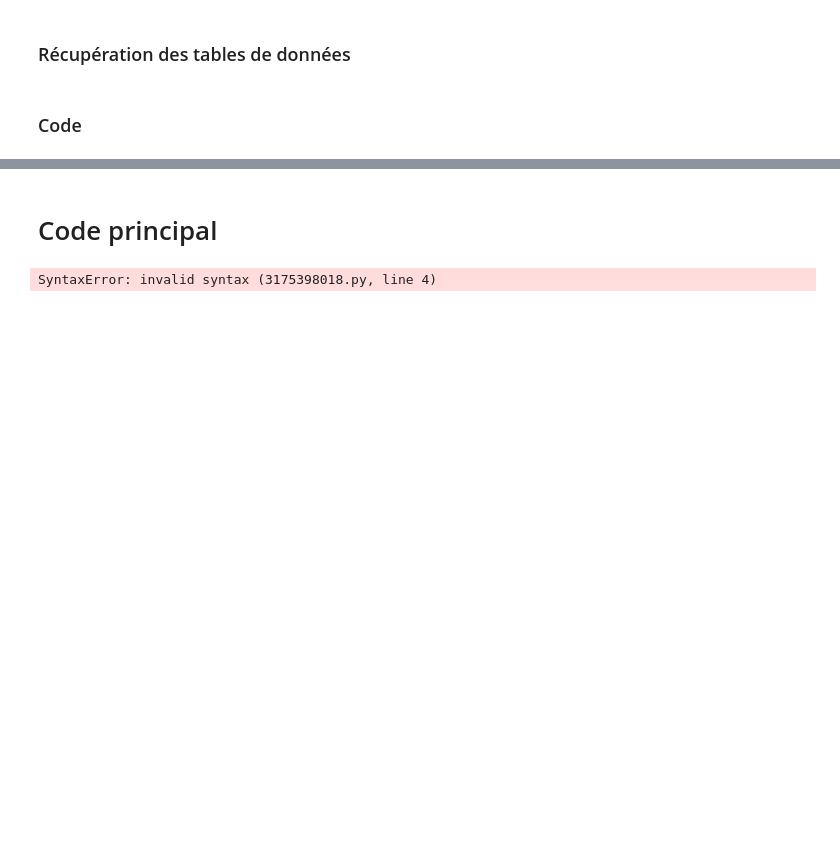
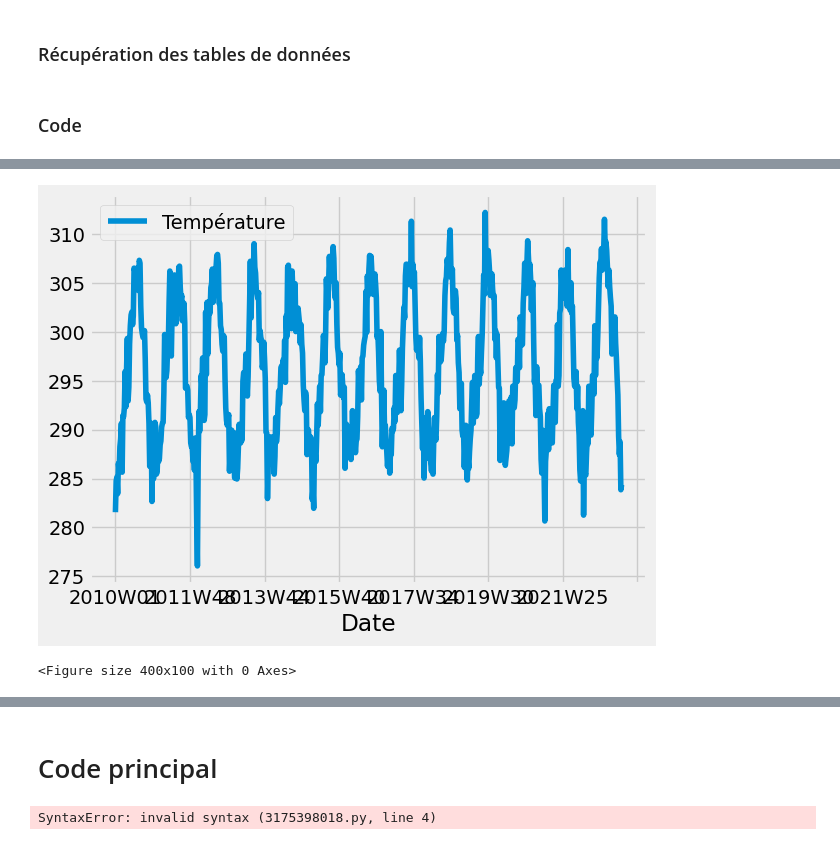
Before and after one commit to gbrugere/ProjPython, a Jupyter notebook: main.ipynb, the cells around one changed output, grey strips where cells are left out. Cells and saved outputs as stored; diff of their text form; code cells hidden in the pictures; blank space fills up the shorter version.

```diff
--- a/main.ipynb
+++ b/main.ipynb
@@ -8,3 +3,14 @@ warnings.filterwarnings('ignore')
+# %%
+import warnings
+import itertools
+import numpy as np
+import matplotlib.pyplot as plt
+warnings.filterwarnings("ignore")
+plt.style.use('fivethirtyeight')
+import pandas as pd
+import statsmodels.api as sm
+import matplotlib
+import datetime
 # %% [markdown]
 # Récupération des fonctions des autres notebooks et des dataset
 # %%
@@ -107,3 +109,6 @@ df_temp44 = pd.read_csv("DataSets/temperature_44.csv", sep = ";")
 ### Code
 # %%
 import temperature
+# %%
+#On modifie les tables pour les rendre exploitables
+df_temp13=temperature.preprocessing(df_temp13)
@@ -109,0 +131,7 @@ import temperature
+# %%
+#Temperature maximale journalière au cours du temps
+#On remarque une belle saisonalité annuelle, ce qui est particulièrement adapté dans le cadre d'une utilisation du model SARIMA
+temperature.plot_temperature(df_temp13)
+# %% [output]
+[figure, added]
+<Figure size 400x100 with 0 Axes>
```
Also changed, not shown: parts of 10 cells of this notebook, 1 other file.
